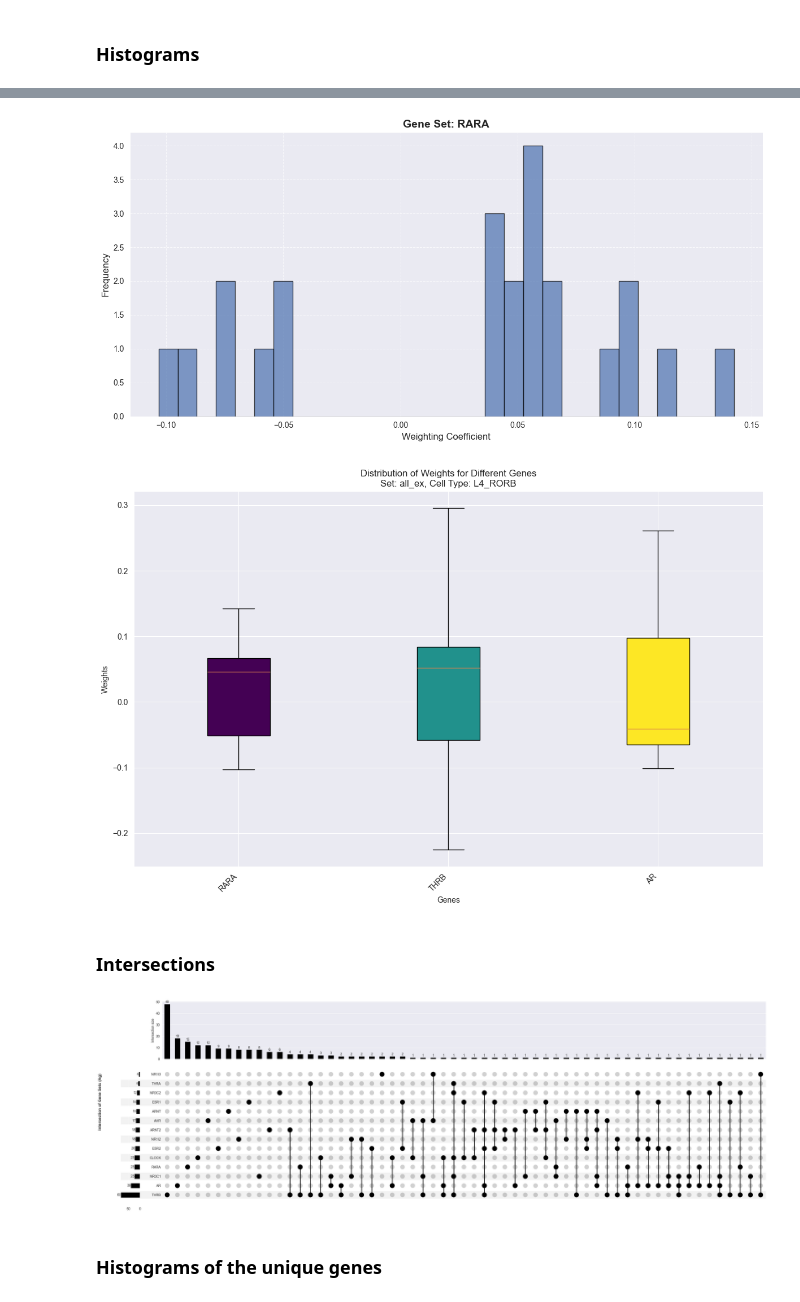
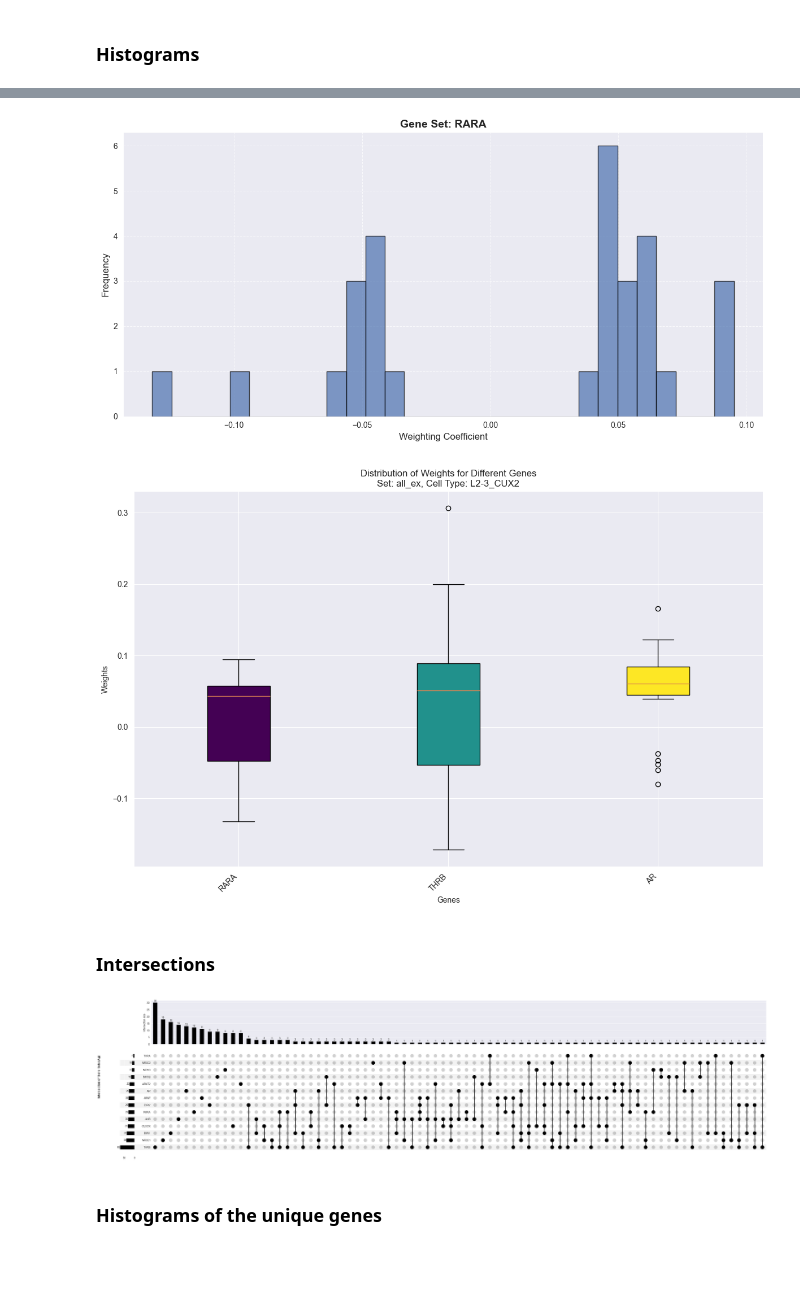
Before and after one commit to michal7kw/GeneScore, a Jupyter notebook: trimmed_Evaluation/0_examin_gene_sets_all_ex.ipynb, the cells around one changed output, grey strips where cells are left out. Drawn from its saved outputs; the diff is of its cells as text; code cells hidden in the pictures; blank space fills up the shorter version.

```diff
--- a/trimmed_Evaluation/0_examin_gene_sets_all_ex.ipynb
+++ b/trimmed_Evaluation/0_examin_gene_sets_all_ex.ipynb
@@ -52,6 +54,6 @@ score = "coef_mean"
 # %% [markdown]
 ### Remove duplicates
 # %%
-print(gene_sets_dict_cell_type_first_celloracle[gene_set][gene_set].keys())
-gois = gene_sets_dict_cell_type_first_celloracle[gene_set][gene_set].keys()
+print(gene_sets_dict_cell_type_first_celloracle[gene_set][cell_type].keys())
+gois = gene_sets_dict_cell_type_first_celloracle[gene_set][cell_type].keys()
 # %% [output]
@@ -59,4 +61,4 @@ dict_keys(['GLI1', 'GLI2', 'GLI3', 'GLI4', 'RARA', 'RARB', 'RARG', 'RXRA', 'RXRB
 # %%
-data={key: gene_sets_dict_cell_type_first_celloracle[gene_set][gene_set][key]["targets"] for key in gois}
+data={key: gene_sets_dict_cell_type_first_celloracle[gene_set][cell_type][key]["targets"] for key in gois}
 duplicates = print_number_of_duplicate_genes(data)
 # %% [output]
@@ -73,5 +79,5 @@ for RXRG no duplicates found
 # %%
 if duplicates:
     gene_sets_dict_cell_type_first_celloracle = remove_duplicates_preserve_order_GRNs(gene_sets_dict_cell_type_first_celloracle)
-    data={key: gene_sets_dict_cell_type_first_celloracle[gene_set][gene_set][key]["targets"] for key in gois}
+    data={key: gene_sets_dict_cell_type_first_celloracle[gene_set][cell_type][key]["targets"] for key in gois}
     print_number_of_duplicate_genes(data)
@@ -133,5 +157,4 @@ Warning: Gene UBB not found in the dataset.
 # %%
 scored_genes=["RARA", "THRB", "AR"]
-cell_type = gene_set
-analyze_gene_sets_gene_set(gene_sets_dict_cell_type_first_celloracle, gene_set, cell_type=cell_type, scored_genes=scored_genes, mode="negative")
+analyze_gene_sets_gene_set(gene_sets_dict_cell_type_first_celloracle, gene_set, cell_type, scored_genes=scored_genes, mode="negative")
 # %% [output]
@@ -165,19 +186,19 @@ better_hist_GRNs(gene_sets_dict_cell_type_first_celloracle, set_selected, cell_t
 # %%
-better_hist_GRNs(gene_sets_dict_cell_type_first_celloracle, set_selected, cell_type_selected, scored_gene_selected, score="coef_mean", bins=30)
+better_hist_GRNs(gene_sets_dict_cell_type_first_celloracle, gene_set, cell_type, "RARA", score="coef_mean", bins=30)
 # %% [output]
-[figure, old version]
+[figure, new version]
 # %%
-visualize_weight_distributions(gene_sets_dict_cell_type_first_celloracle, set_selected, cell_type_selected, scored_genes, score_type="coef_mean")
+visualize_weight_distributions(gene_sets_dict_cell_type_first_celloracle, gene_set, cell_type, scored_genes, score_type="coef_mean")
 # %% [output]
-[figure, old version]
+[figure, new version]
 # %% [markdown]
 ### Intersections
 # %%
-data={key: gene_sets_dict_cell_type_first_celloracle[set_selected][cell_type_selected][key]["targets"] for key in gois}
+data={key: gene_sets_dict_cell_type_first_celloracle[gene_set][cell_type][key]["targets"] for key in gois}
 
 plot_gene_set_intersections(data, title="Intersection of Gene Sets (Ag)")
 # %% [output]
-[figure, old version]
+[figure, new version]
 # %% [markdown]
 ### Histograms of the unique genes
 # %% [markdown]
```
Also changed, not shown: parts of 17 cells of this notebook, 14 other files.
